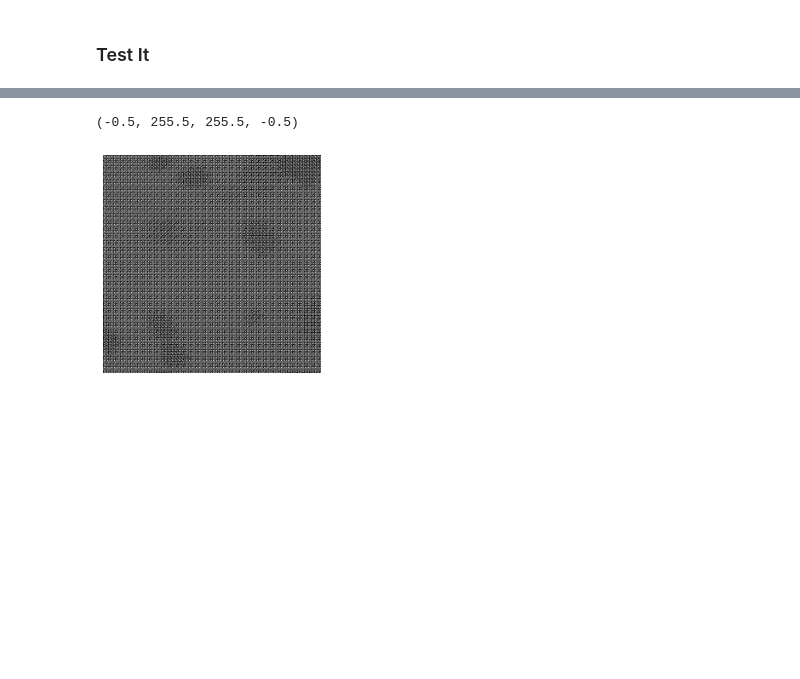
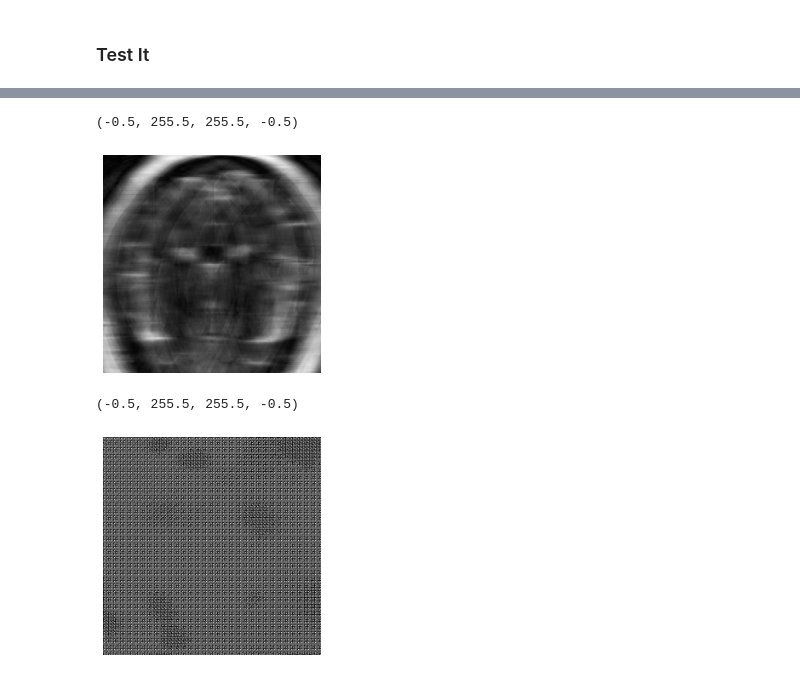
Before and after one commit to athornton1618/MRI_Compression, a Jupyter notebook: scripts/sparse_auto_encoder_cnn_colab.ipynb, the cells around one changed output, grey strips where cells are left out. Drawn from its saved outputs; the diff is of its cells as text; code cells hidden in the pictures; blank space fills up the shorter version.

```diff
--- a/scripts/sparse_auto_encoder_cnn_colab.ipynb
+++ b/scripts/sparse_auto_encoder_cnn_colab.ipynb
@@ -358,3 +359,10 @@ plt.axis('off')
+# %%
+# Compare to truth
+plt.imshow(np.abs(X_input.detach().cpu().numpy().reshape(256,256)), cmap='gray')
+plt.axis('off')
+# %% [output]
+(-0.5, 255.5, 255.5, -0.5)
+[figure, added]
 # %%
 plt.imshow(np.abs(X_reconstruct), cmap='gray')
 plt.axis('off')
```
Also changed, not shown: parts of 7 cells of this notebook.
